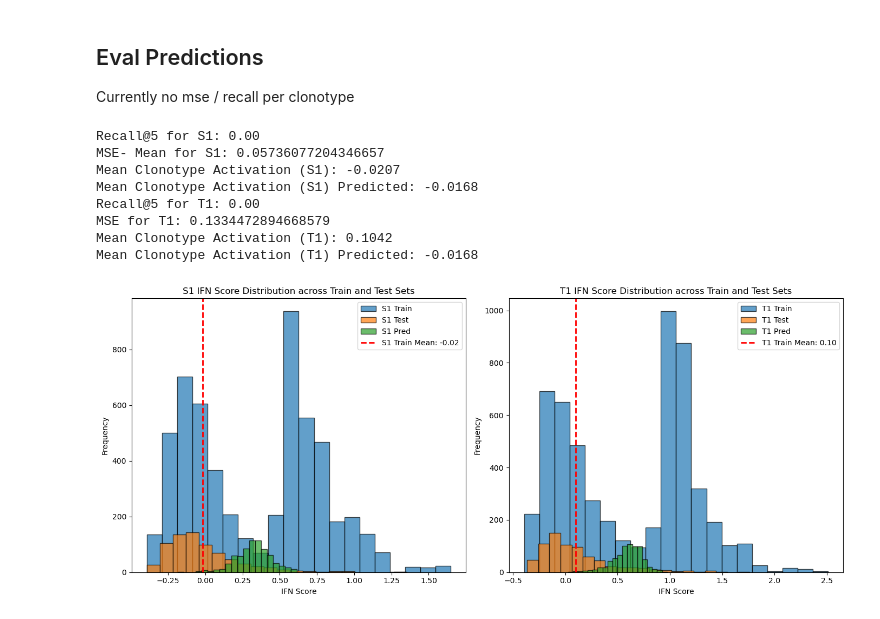
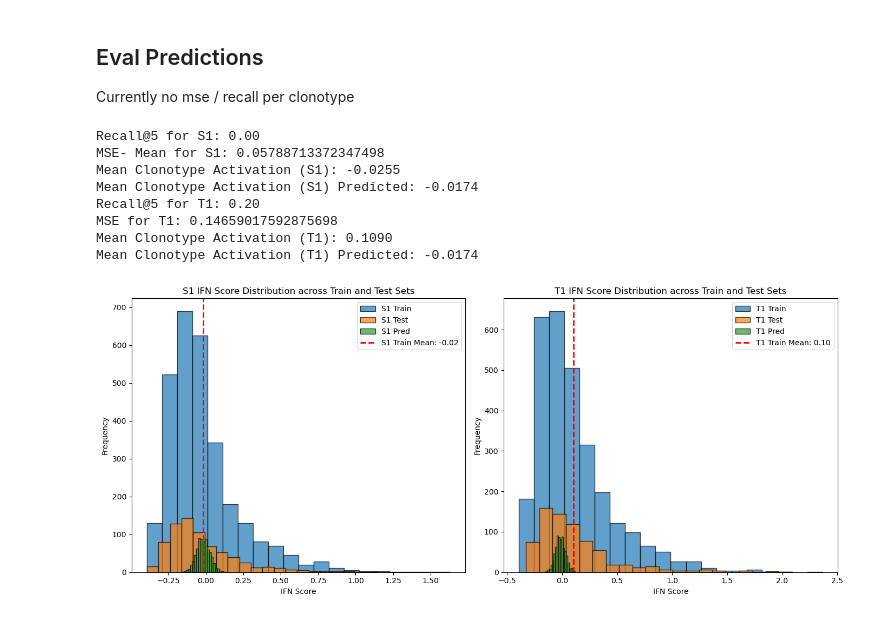
Before and after one commit to SchubertLab/VaccineSimulator, a Jupyter notebook: notebooks/model_notebooks/pipeline_baseline.ipynb, the cells around one changed output. Drawn from its saved outputs; the diff is of its cells as text; code cells hidden in the pictures.

```diff
--- a/notebooks/model_notebooks/pipeline_baseline.ipynb
+++ b/notebooks/model_notebooks/pipeline_baseline.ipynb
@@ -25,6 +25,6 @@ from sklearn.metrics import mean_squared_error, r2_score
 # %% [markdown]
 ## Get data & explore data
 # %%
-adata = sc.read_h5ad('../../../data/02_dex_annotated_cd8.h5ad')
+adata = sc.read_h5ad('../../../data/combined/02_dex_annotated_cd8_mvTCR_PCA.h5ad')
 adata
 # %% [output]
@@ -90,7 +91,7 @@ S1_mask = adata.obs["time"] == "S1"
 T1_mask = adata.obs["time"] == "T1"
 
 # Features: Embeddings from P1
-X = adata[P1_mask].obsm["X_pca"]
+X = adata[P1_mask].obsm['emb_mvTCR_PCA']
 
 # get target variable and clones from S1 and T1
 S1_clones = adata[S1_mask].obs["clone_id"].values  # Clonotypes at S1
@@ -350,13 +386,13 @@ print(f"Mean Clonotype Activation (T1): {mean_clonotype_activation_t1:.4f}")
 print(f"Mean Clonotype Activation (T1) Predicted: {mean_clonotype_activation_t1_predicted:.4f}")
 # %% [output]
 Recall@5 for S1: 0.00
-MSE- Mean for S1: 0.05736077204346657
-Mean Clonotype Activation (S1): -0.0207
-Mean Clonotype Activation (S1) Predicted: -0.0168
-Recall@5 for T1: 0.00
-MSE for T1: 0.1334472894668579
-Mean Clonotype Activation (T1): 0.1042
-Mean Clonotype Activation (T1) Predicted: -0.0168
+MSE- Mean for S1: 0.05788713372347498
+Mean Clonotype Activation (S1): -0.0255
+Mean Clonotype Activation (S1) Predicted: -0.0174
+Recall@5 for T1: 0.20
+MSE for T1: 0.14659017592875698
+Mean Clonotype Activation (T1): 0.1090
+Mean Clonotype Activation (T1) Predicted: -0.0174
 # %%
 import matplotlib.pyplot as plt
 import numpy as np
@@ -365,33 +401,33 @@ import numpy as np
 mean_s1_train = np.mean(y_s1_train)
 
 mean_t1_train = np.mean(y_t1_train)
 
 # Plot IFN score distributions for train and test sets
 plt.figure(figsize=(14, 6))
 
 # Train distribution
 plt.subplot(1, 2, 1)
-plt.hist(y_s1_resampled, bins=20, alpha=0.7, label="S1 Train", edgecolor="black")
+plt.hist(y_s1_train, bins=20, alpha=0.7, label="S1 Train", edgecolor="black")
 plt.hist(y_s1_test, bins=20, alpha=0.7, label="S1 Test", edgecolor="black")
 plt.hist(y_s1_pred, bins=20, alpha=0.7, label="S1 Pred", edgecolor="black")
 plt.axvline(mean_s1_train, color='red', linestyle='dashed', linewidth=2, label=f"S1 Train Mean: {mean_s1_train:.2f}")
 plt.title("S1 IFN Score Distribution across Train and Test Sets")
 plt.xlabel("IFN Score")
 plt.ylabel("Frequency")
 plt.legend()
 
 # Test distribution
 plt.subplot(1, 2, 2)
-plt.hist(y_t1_resampled, bins=20, alpha=0.7, label="T1 Train", edgecolor="black")
+plt.hist(y_t1_train, bins=20, alpha=0.7, label="T1 Train", edgecolor="black")
 plt.hist(y_t1_test, bins=20, alpha=0.7, label="T1 Test", edgecolor="black")
 plt.hist(y_t1_pred, bins=20, alpha=0.7, label="T1 Pred", edgecolor="black")
 plt.axvline(mean_t1_train, color='red', linestyle='dashed', linewidth=2, label=f"T1 Train Mean: {mean_t1_train:.2f}")
 plt.title("T1 IFN Score Distribution across Train and Test Sets")
 plt.xlabel("IFN Score")
 plt.ylabel("Frequency")
 plt.legend()
 
 plt.tight_layout()
 plt.show()
 # %% [output]
-[figure, old version]
+[figure, new version]
```
Also changed, not shown: parts of 12 cells of this notebook, 3 other files.
